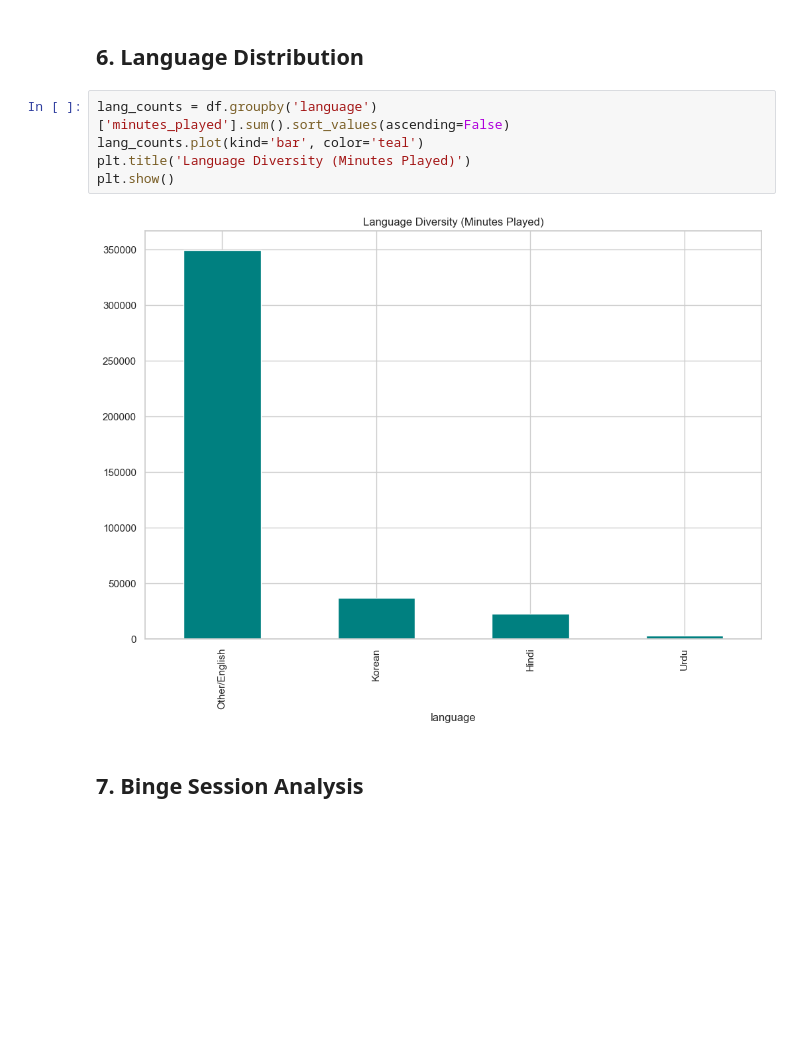
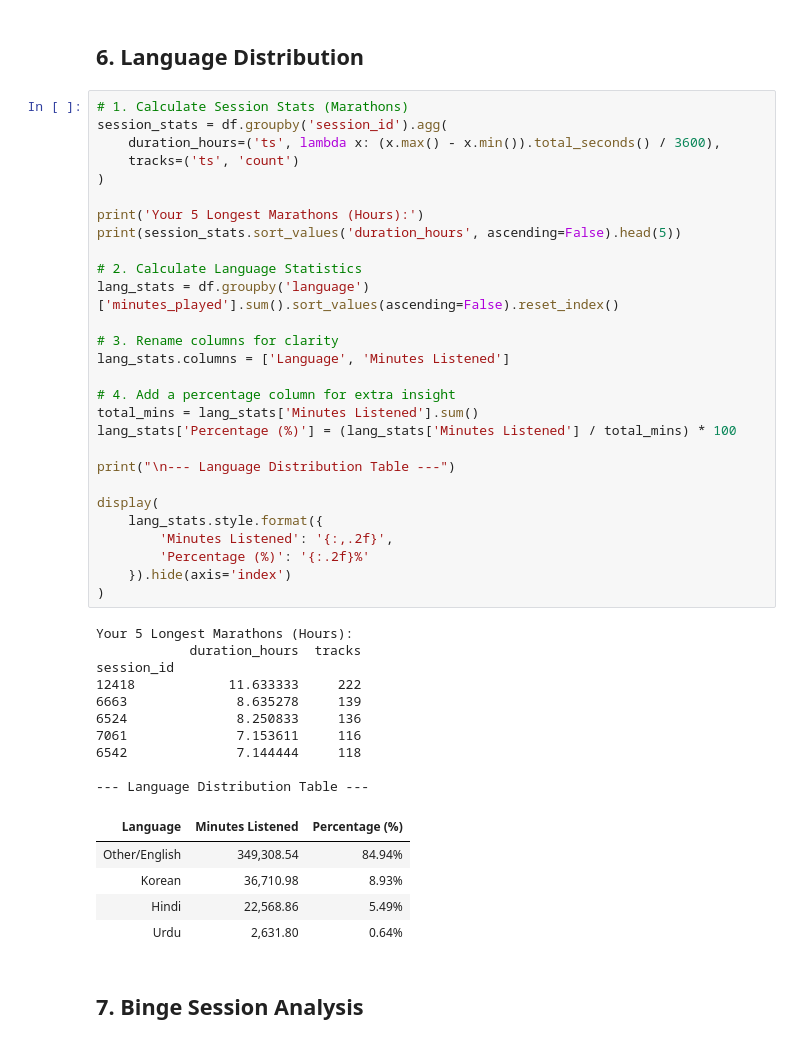
Before and after one commit to serenidhipity/spotify-wrap-sheet, a Jupyter notebook: Spotify_Analysis.ipynb, the cells around one changed output. Cells and saved outputs as stored; diff of their text form; blank space fills up the shorter version.

```diff
--- a/Spotify_Analysis.ipynb
+++ b/Spotify_Analysis.ipynb
@@ -108,12 +108,49 @@ plt.show()
 # %% [markdown]
 ## 6. Language Distribution
 # %%
-lang_counts = df.groupby('language')['minutes_played'].sum().sort_values(ascending=False)
-lang_counts.plot(kind='bar', color='teal')
-plt.title('Language Diversity (Minutes Played)')
-plt.show()
+# 1. Calculate Session Stats (Marathons)
+session_stats = df.groupby('session_id').agg(
+    duration_hours=('ts', lambda x: (x.max() - x.min()).total_seconds() / 3600),
+    tracks=('ts', 'count')
+)
+
+print('Your 5 Longest Marathons (Hours):')
+print(session_stats.sort_values('duration_hours', ascending=False).head(5))
+
+# 2. Calculate Language Statistics
+lang_stats = df.groupby('language')['minutes_played'].sum().sort_values(ascending=False).reset_index()
+
+# 3. Rename columns for clarity
+lang_stats.columns = ['Language', 'Minutes Listened']
+
+# 4. Add a percentage column for extra insight
+total_mins = lang_stats['Minutes Listened'].sum()
+lang_stats['Percentage (%)'] = (lang_stats['Minutes Listened'] / total_mins) * 100
+
+print("\n--- Language Distribution Table ---")
+
+display(
+    lang_stats.style.format({
+        'Minutes Listened': '{:,.2f}',
+        'Percentage (%)': '{:.2f}%'
+    }).hide(axis='index')
+)
 # %% [output]
-[figure, removed]
+Your 5 Longest Marathons (Hours):
+            duration_hours  tracks
+session_id
+12418            11.633333     222
+6663              8.635278     139
+6524              8.250833     136
+7061              7.153611     116
+6542              7.144444     118
+
+--- Language Distribution Table ---
+| Language | Minutes Listened | Percentage (%) |
+| Other/English | 349,308.54 | 84.94% |
+| Korean | 36,710.98 | 8.93% |
+| Hindi | 22,568.86 | 5.49% |
+| Urdu | 2,631.80 | 0.64% |
 # %% [markdown]
 ## 7. Binge Session Analysis
 # %%
```
Also changed, not shown: parts of 1 cell of this notebook.
